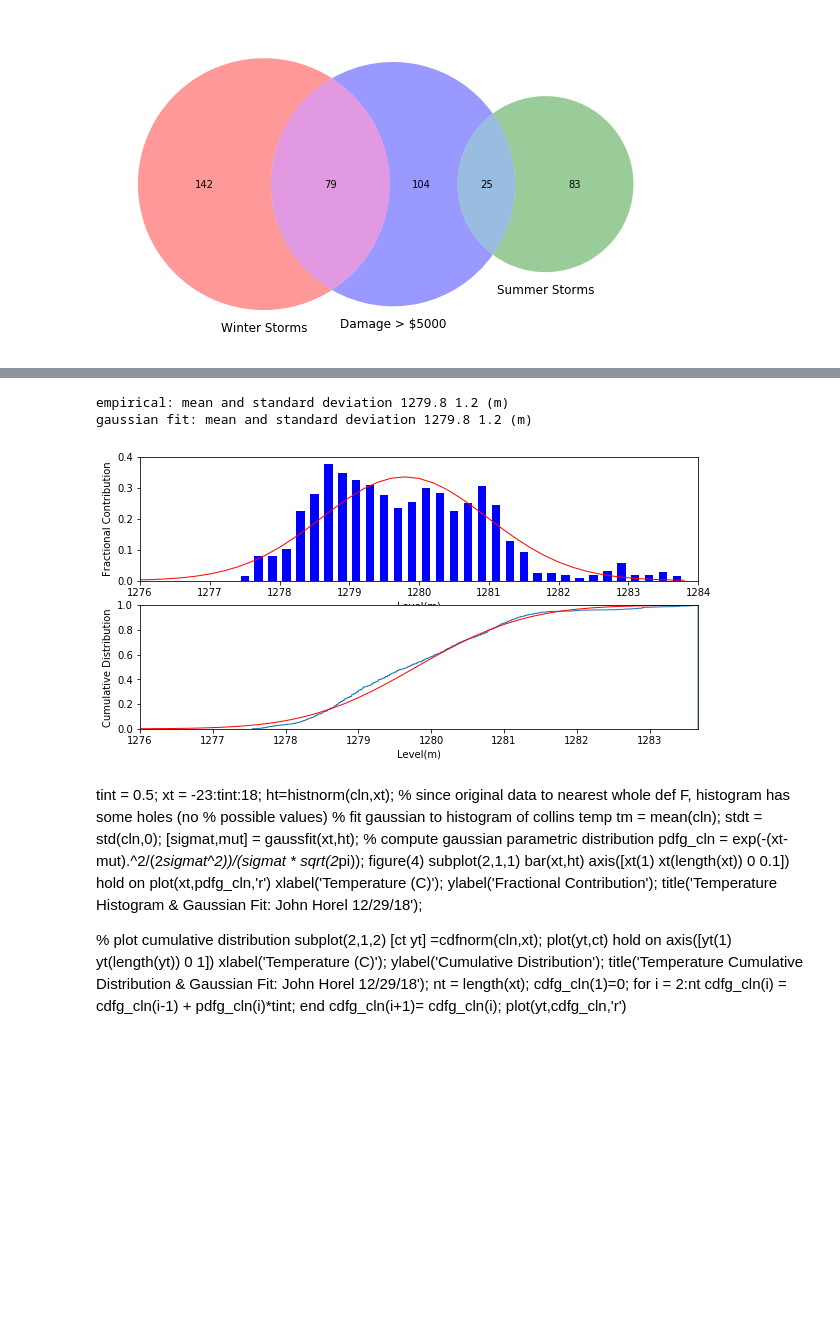
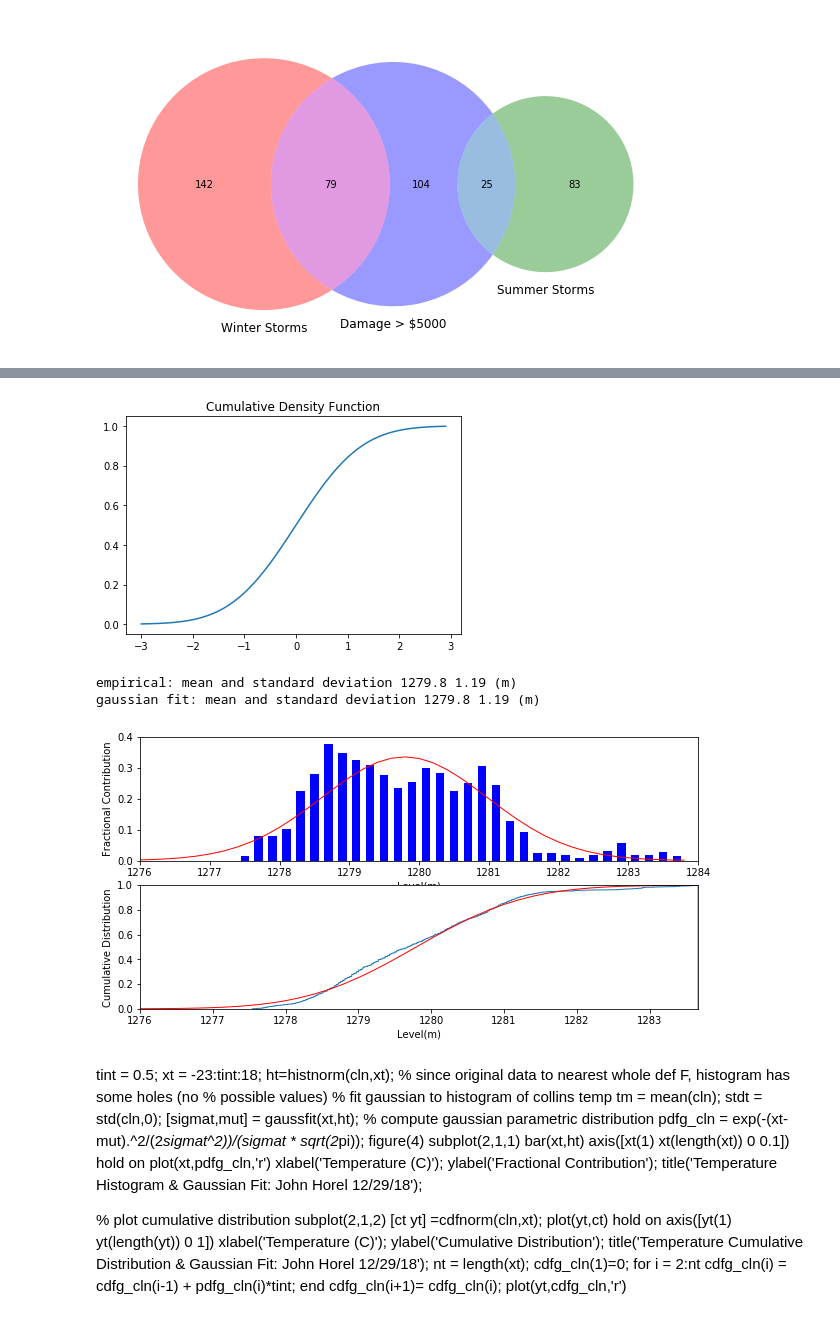
Before and after one commit to johnhorel/atmos_5040_2019, a Jupyter notebook: chapter 3/chapter_3_2019.ipynb, the cells around one changed output, grey strips where cells are left out. Cells and saved outputs as stored; diff of their text form; code cells hidden in the pictures; blank space fills up the shorter version.

```diff
--- a/chapter 3/chapter_3_2019.ipynb
+++ b/chapter 3/chapter_3_2019.ipynb
@@ -48,5 +69,15 @@ plt.savefig('figure_3.3_2019_python.png')
+# %%
+#figure 3.6
+x = np.arange(-3,3,0.1)
+fig,ax = plt.subplots()
+ax.plot(x,stats.norm.cdf(x))
+ax.set_title("Cumulative Density Function")
+
+plt.savefig('figure_3.6_2019_python.png')
+# %% [output]
+[figure, added]
 # %%
-#figure 3.3
+#figure 3.7
 # plot empirical and gaussian fits to pdf and cdf of lake level
 
 #read and then convert lake level to meters
@@ -74,7 +105,7 @@ levm = np.mean(levmon)
 stdl = np.std(levmon,ddof=1,axis=0)
 
 # gaussian fit to monthly lake level
-(mu_g, sigma_g) = norm.fit(levmon)
+(mu_g, sigma_g) = stats.norm.fit(levmon)
 
 print("empirical: mean and standard deviation %.1f %.2f (m)" % (levm,stdl))
 print("gaussian fit: mean and standard deviation %.1f %.2f (m)" % (mu_g,sigma_g))
@@ -92,10 +123,10 @@ ax2.set(xlabel="Level(m)",ylabel='Cumulative Distribution')
 # add a gaussian fit line for cdf
 y2 = stats.norm.cdf(x, mu_g, sigma_g)
 ax2.plot(bins, y2, 'r', linewidth=1)
-plt.savefig('figure_3.3_2019_python.png')
+plt.savefig('figure_3.7_2019_python.png')
 # %% [output]
-empirical: mean and standard deviation 1279.8 1.2 (m)
-gaussian fit: mean and standard deviation 1279.8 1.2 (m)
+empirical: mean and standard deviation 1279.8 1.19 (m)
+gaussian fit: mean and standard deviation 1279.8 1.19 (m)
 [figure]
 # %% [markdown]
 
```
Also changed, not shown: parts of 2 cells of this notebook, 4 other files.
